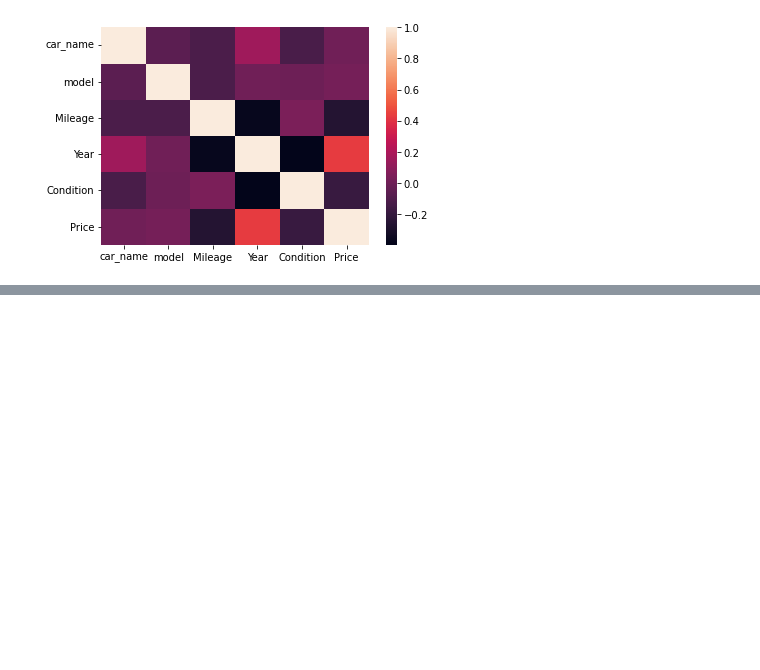
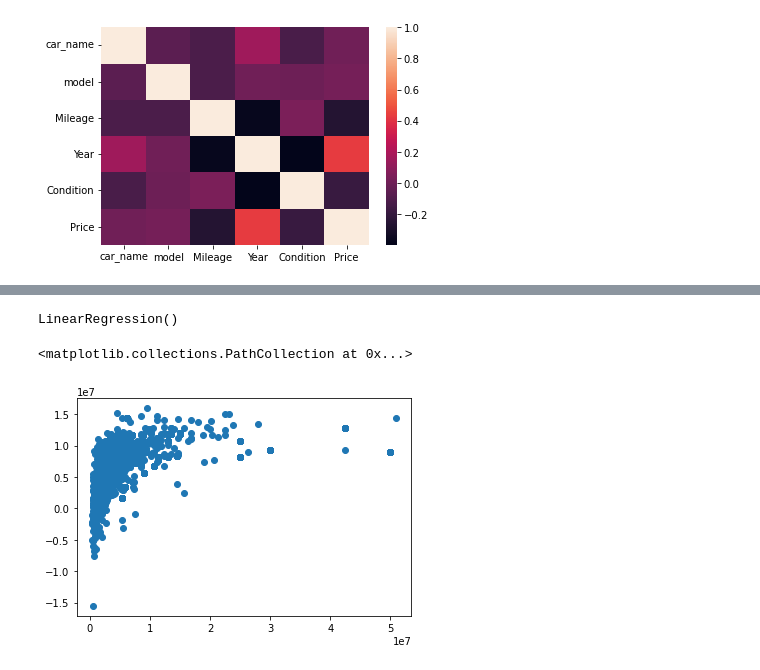
Before and after one commit to dewaleofficial/Car-Price-Prediction, a Jupyter notebook: ML_models/ML_models.ipynb, the cells around one changed output, grey strips where cells are left out. Cells and saved outputs as stored; diff of their text form; code cells hidden in the pictures; blank space fills up the shorter version.

Commit message:
Linear regression test

```diff
--- a/ML_models/ML_models.ipynb
+++ b/ML_models/ML_models.ipynb
@@ -164,0 +218,4 @@ sns.heatmap(df2.corr())
+# %%
+X_train = sc.fit_transform(X_train)
+X_test = sc.transform(X_test)
+X_train
@@ -164,0 +230,16 @@ sns.heatmap(df2.corr())
+# %%
+from sklearn.linear_model import LinearRegression
+#assigned LnearRegression class to a variable lm
+lm = LinearRegression()
+# %%
+#train the model
+lm.fit(X_train,y_train)
+# %% [output]
+LinearRegression()
+# %%
+predictions = lm.predict(X_test)
+# %%
+plt.scatter(y_test, predictions)
+# %% [output]
+<matplotlib.collections.PathCollection at 0x...>
+[figure, added]
```
Also changed, not shown: parts of 14 cells of this notebook.
